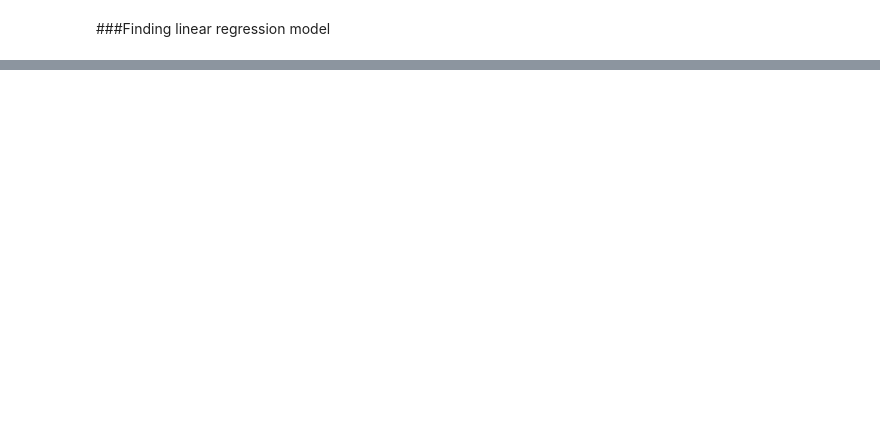
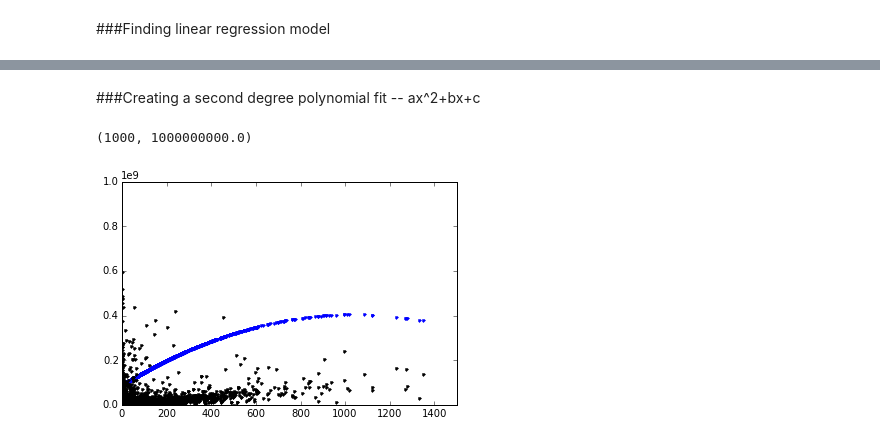
Before and after one commit to hannahkates/PUI2015_hkates, a Jupyter notebook: HW5/HW5_Bldg_Energy.ipynb, the cells around one changed output, grey strips where cells are left out. Drawn from its saved outputs; the diff is of its cells as text; code cells hidden in the pictures; blank space fills up the shorter version.

```diff
--- a/HW5/HW5_Bldg_Energy.ipynb
+++ b/HW5/HW5_Bldg_Energy.ipynb
@@ -221,0 +235,14 @@ AttributeError: 'DataFrame' object has no attribute 'total'
+# %% [markdown]
+###Creating a second degree polynomial fit -- ax^2+bx+c
+# %%
+poly2 = np.polyfit(units[index_clean], total[index_clean], 2)
+
+p2 = np.poly1d(poly2)
+
+plot(units[index_clean], p2(units[index_clean]), '.')
+pl.plot(units[index_clean], total[index_clean], '.', color='black')
+pl.xlim((0,1500))
+pl.ylim((1000,.1e10))
+# %% [output]
+(1000, 1000000000.0)
+[figure, added]
```
Also changed, not shown: parts of 19 cells of this notebook.
